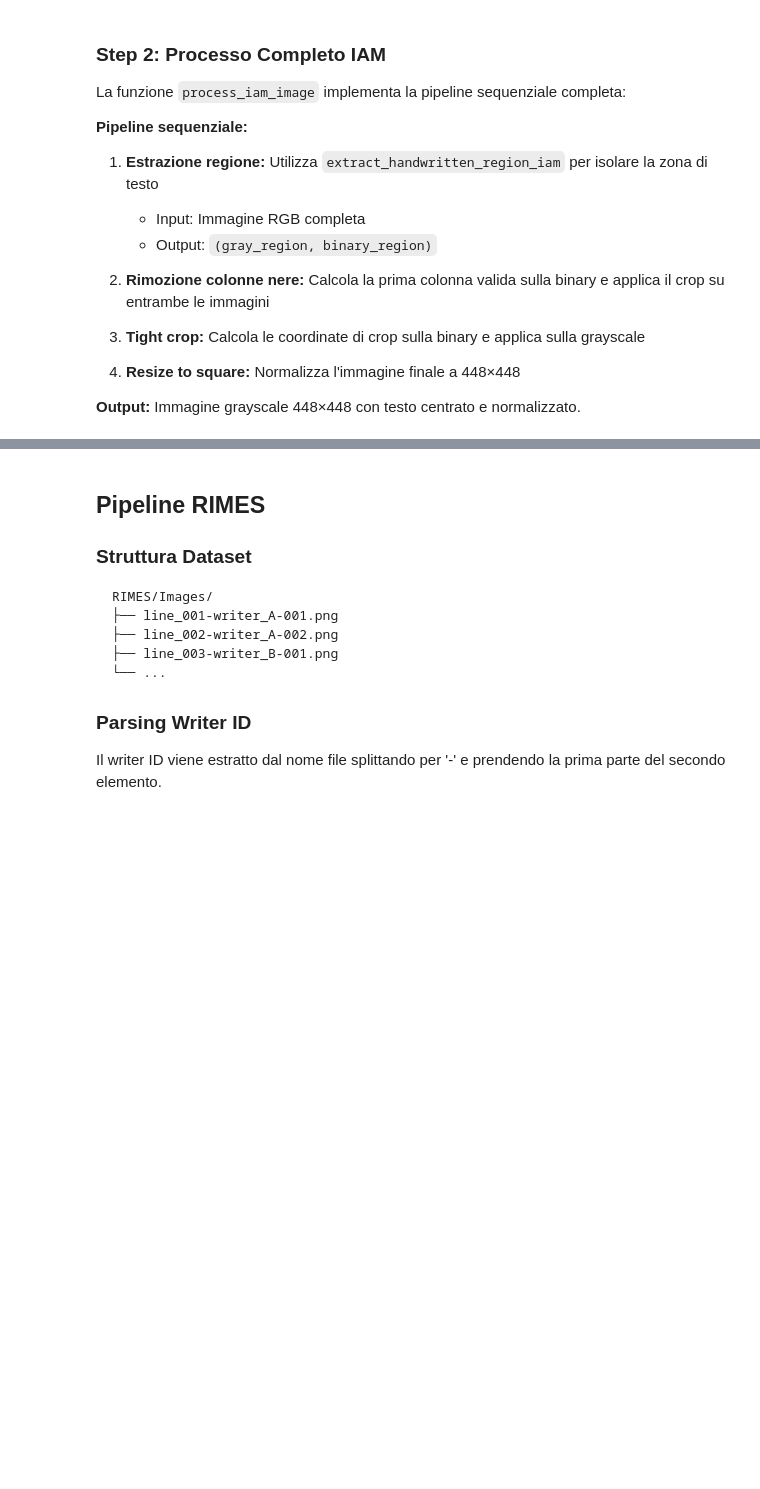
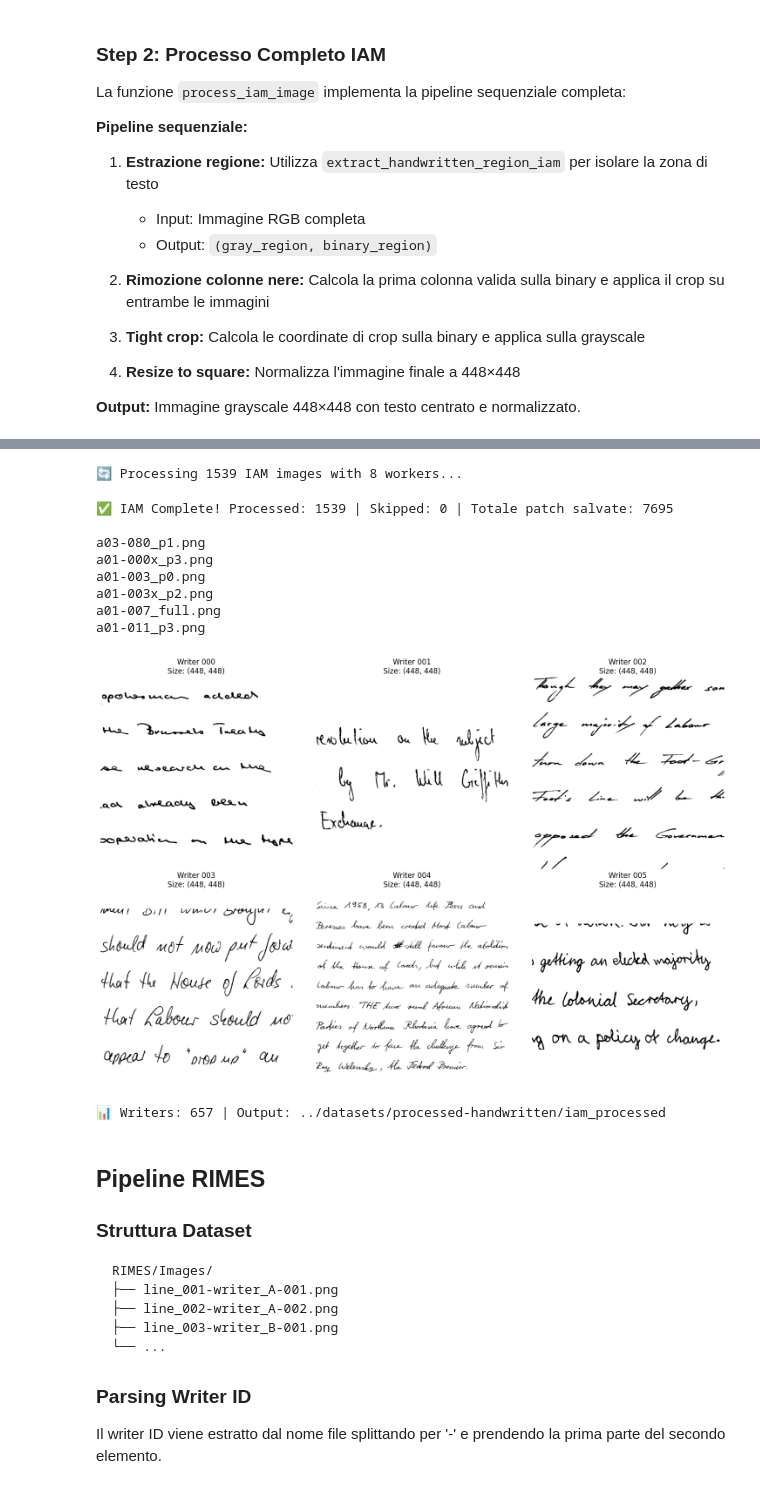
Before and after one commit to lorenzo-arcioni/HandVerify, a Jupyter notebook: notebooks/Datasets Preprocessing.ipynb, the cells around one changed output, grey strips where cells are left out. Cells and saved outputs as stored; diff of their text form; code cells hidden in the pictures; blank space fills up the shorter version.

```diff
--- a/notebooks/Datasets Preprocessing.ipynb
+++ b/notebooks/Datasets Preprocessing.ipynb
@@ -85,20 +85,28 @@ $$
 
 **Scopo:** Rimuove margini neri a sinistra causati da scansioni o artefatti.
 # %%
-def compute_left_black_columns_crop(binary_image, black_ratio_threshold=0.5):
+def compute_left_black_columns_crop(binary_image, black_ratio_threshold=0.02, min_run=20):
     """
-    Calcola l'indice della prima colonna valida da mantenere
+    Trova la prima colonna dopo la quale inizia un run stabile di colonne
+    'pulite' (non nere), lungo almeno min_run colonne consecutive.
+    Gestisce sia bande nere nette sia decadimenti graduali (bordi di scansione, skew).
     """
     h, w = binary_image.shape
     black_pixels_per_col = np.sum(binary_image == 0, axis=0)
     black_ratio = black_pixels_per_col / h
 
-    valid_cols = np.where(black_ratio <= black_ratio_threshold)[0]
+    is_valid = black_ratio <= black_ratio_threshold
 
-    if len(valid_cols) == 0:
-        return 0
+    run_length = 0
+    for j in range(w):
+        if is_valid[j]:
+            run_length += 1
+            if run_length >= min_run:
+                return j - min_run + 1
+        else:
+            run_length = 0
 
-    return valid_cols[0]
+    return 0
 # %% [markdown]
 ### 3. Rimozione Righe Nere (Top/Bottom)
 
@@ -613,3 +592,56 @@ a01-011.png
+# %%
+""" Pipeline IAM """
+
+if os.path.exists(IAM_OUTPUT): shutil.rmtree(IAM_OUTPUT)  # elimina la cartella e tutto il contenuto
+os.makedirs(IAM_OUTPUT)
+
+tasks = []
+for folder in sorted(os.listdir(IAM_INPUT)):
+    folder_path = os.path.join(IAM_INPUT, folder)
+    if not os.path.isdir(folder_path):
+        continue
+
+    output_subfolder = os.path.join(IAM_OUTPUT, folder)
+    os.makedirs(output_subfolder, exist_ok=True)
+
+    for img_name in os.listdir(folder_path):
+        if img_name.endswith((".png", ".jpg", ".jpeg")):
+            tasks.append((
+                os.path.join(folder_path, img_name),
+                os.path.join(output_subfolder, Path(img_name).stem)  # niente estensione
+            ))
+
+print(f"🔄 Processing {len(tasks)} IAM images with {NUM_WORKERS} workers...")
+
+processed = skipped = 0
+total_patches = 0
+with ProcessPoolExecutor(max_workers=NUM_WORKERS) as executor:
+    futures = {executor.submit(process_iam_image, task): task for task in tasks}
+
+    for future in tqdm(as_completed(futures), total=len(tasks), desc="IAM"):
+        n_saved = future.result()
+        if n_saved > 0:
+            processed += 1
+            total_patches += n_saved
+        else:
+            skipped += 1
+
+print(f"✅ IAM Complete! Processed: {processed} | Skipped: {skipped} | Totale patch salvate: {total_patches}\n")
+
+visualize_samples(IAM_OUTPUT, "iam_samples.png", n_samples=6, figsize=(15, 10))
+print(f"📊 Writers: {len(os.listdir(IAM_OUTPUT))} | Output: {IAM_OUTPUT}\n")
+# %% [output]
+🔄 Processing 1539 IAM images with 8 workers...
+✅ IAM Complete! Processed: 1539 | Skipped: 0 | Totale patch salvate: 7695
+
+a03-080_p1.png
+a01-000x_p3.png
+a01-003_p0.png
+a01-003x_p2.png
+a01-007_full.png
+a01-011_p3.png
+[figure, added]
+📊 Writers: 657 | Output: ../datasets/processed-handwritten/iam_processed
 # %% [markdown]
 ## Pipeline RIMES
 
```
Also changed, not shown: parts of 5 cells of this notebook, 5 other files.
